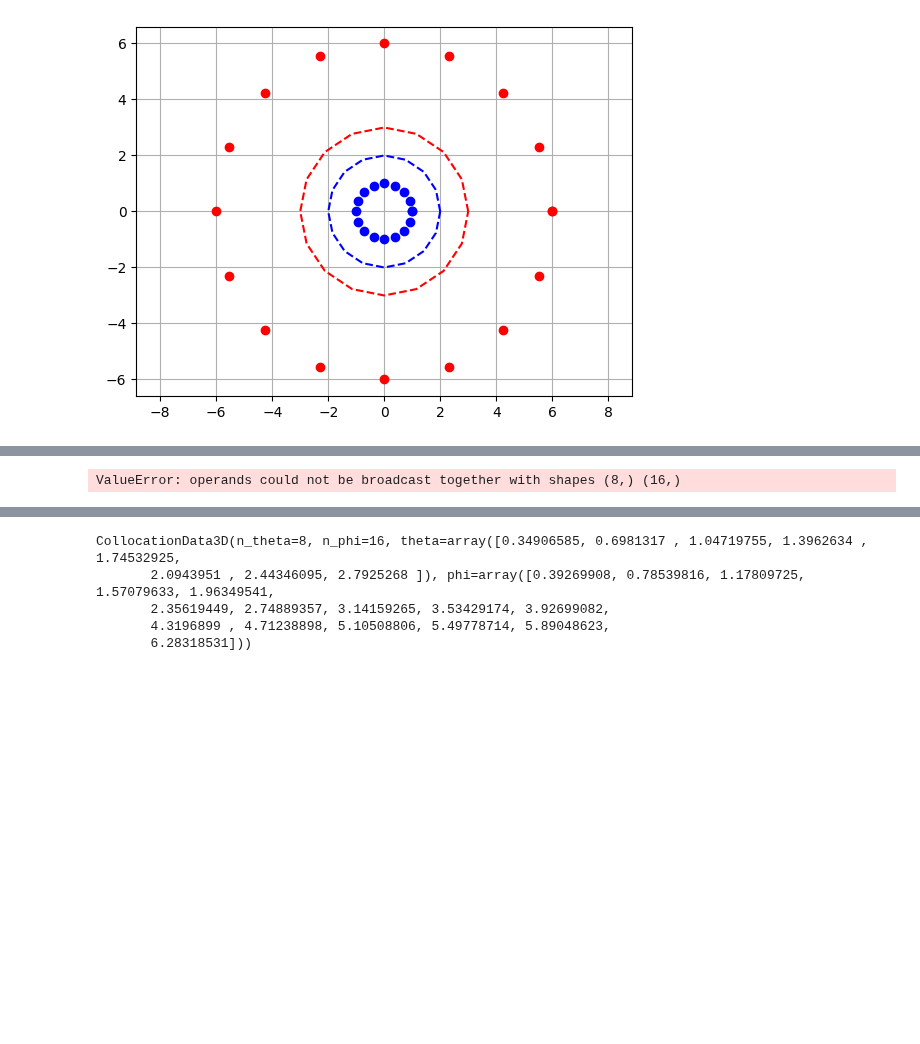
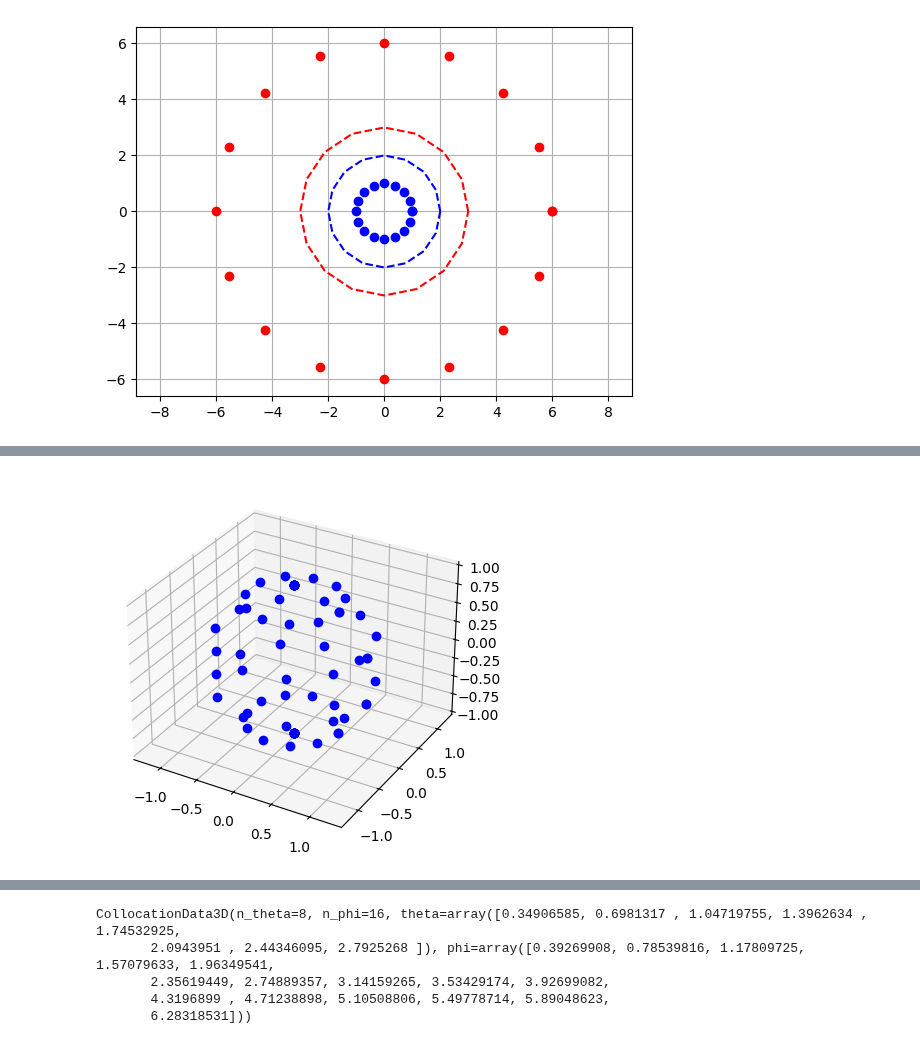
Before and after one commit to armarche/gpbr, a Jupyter notebook: gpbr/collocation_points.ipynb, the cells around one changed output, grey strips where cells are left out. Drawn from its saved outputs; the diff is of its cells as text; code cells hidden in the pictures; blank space fills up the shorter version.

```diff
--- a/gpbr/collocation_points.ipynb
+++ b/gpbr/collocation_points.ipynb
@@ -82,8 +152,41 @@ import matplotlib.pyplot as plt
+# %%
+thetas = np.linspace(0, np.pi, Ntheta)
+phis = np.linspace(0, 2*np.pi, Nphi)
+# %%
+xs = []
+ys = []
+zs = []
+# %%
+for t in thetas:
+    for p in phis:
+        x, y, z = Gamma(t, p)
+        xs.append(x)
+        ys.append(y)
+        zs.append(z)
+# %%
+xs = np.array(xs)
+ys = np.array(ys)
+zs = np.array(zs)
+# %%
+fig_plot, ax_plot = plt.subplots(subplot_kw={"projection": "3d"})
+ax_plot.plot(xs, ys, zs ,'bo')
+
+ax_plot.set_xlim3d([-3, 3])
+ax_plot.set_ylim3d([-3, 3])
+ax_plot.set_zlim3d([-3, 3])
+ax_plot.axis('equal')
+plt.grid()
+plt.show()
+
+# plt.subplots_adjust(left=0, right=1, top=1, bottom=0)
+# fig_plot.canvas.draw()
+# if save_filename:
+#     fig_plot.savefig(save_filename, dpi=400, bbox_inches='tight')
+plt.close()
+# %% [output]
+[figure, added]
 # %%
 Ntheta = 8
 Nphi = 16
 # %%
 coll_3d = collocation_points_3d(Ntheta, Nphi)
-point_sphere = starlike_sphere_base(coll_3d)
-# %% [output]
-ValueError: operands could not be broadcast together with shapes (8,) (16,)
```
Also changed, not shown: parts of 14 cells of this notebook, 3 other files.
